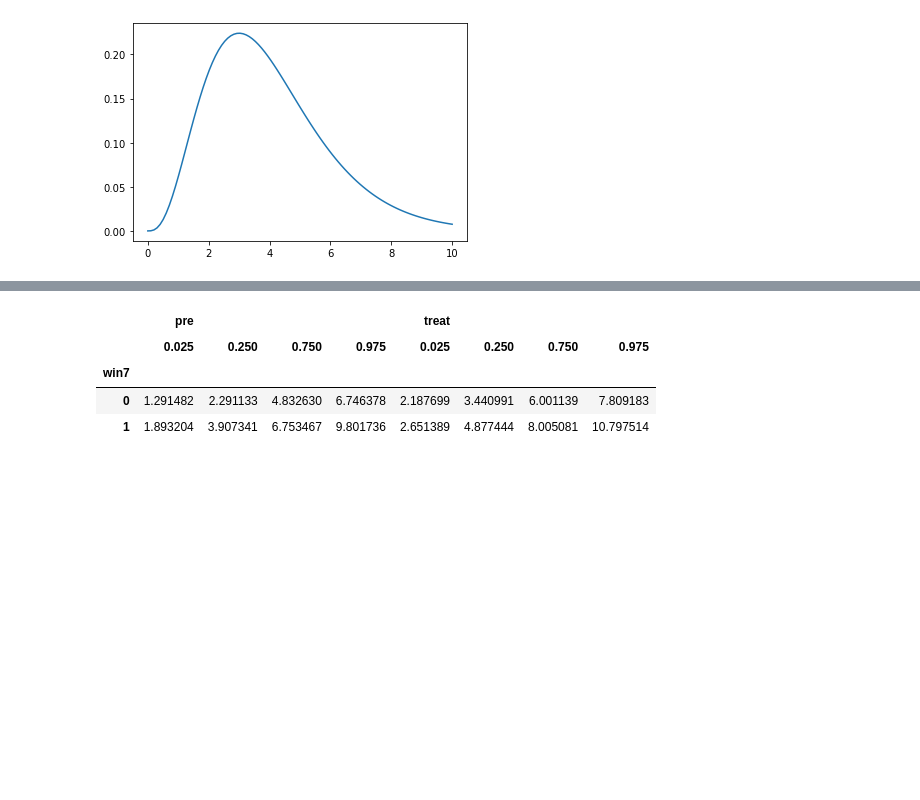
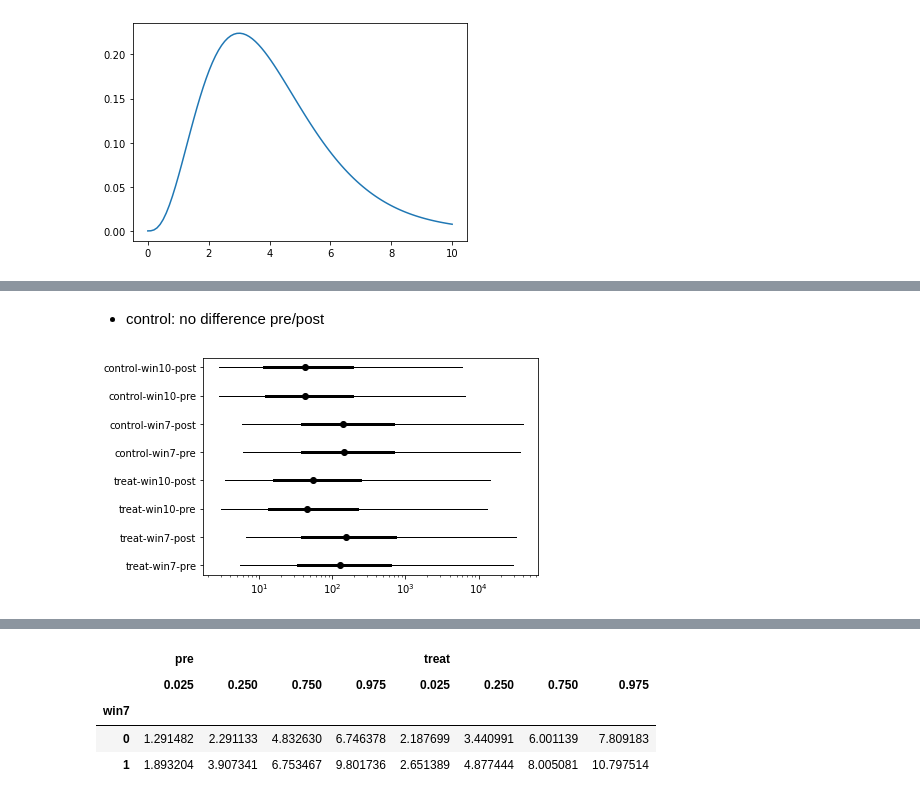
Before and after one commit to wcbeard/experiment_blocking_pretreatment, a Jupyter notebook: notebooks/timing-example.ipynb, the cells around one changed output, grey strips where cells are left out. Cells and saved outputs as stored; diff of their text form; code cells hidden in the pictures; blank space fills up the shorter version.

```diff
--- a/notebooks/timing-example.ipynb
+++ b/notebooks/timing-example.ipynb
@@ -29,2 +157,9 @@ def gen_pre_post(win7, win7_fact, treat_fact, treat_std=.25, log=True):
+# %% [markdown]
+- control: no difference pre/post
+# %%
+plu.plot_groupby(dfs, 'demo2', 'y', quants=[50, 95])
+plt.xscale('log')
+# %% [output]
+[figure, added]
 # %%
 # %% [output]
```
Also changed, not shown: parts of 59 cells of this notebook, 6 other files.
